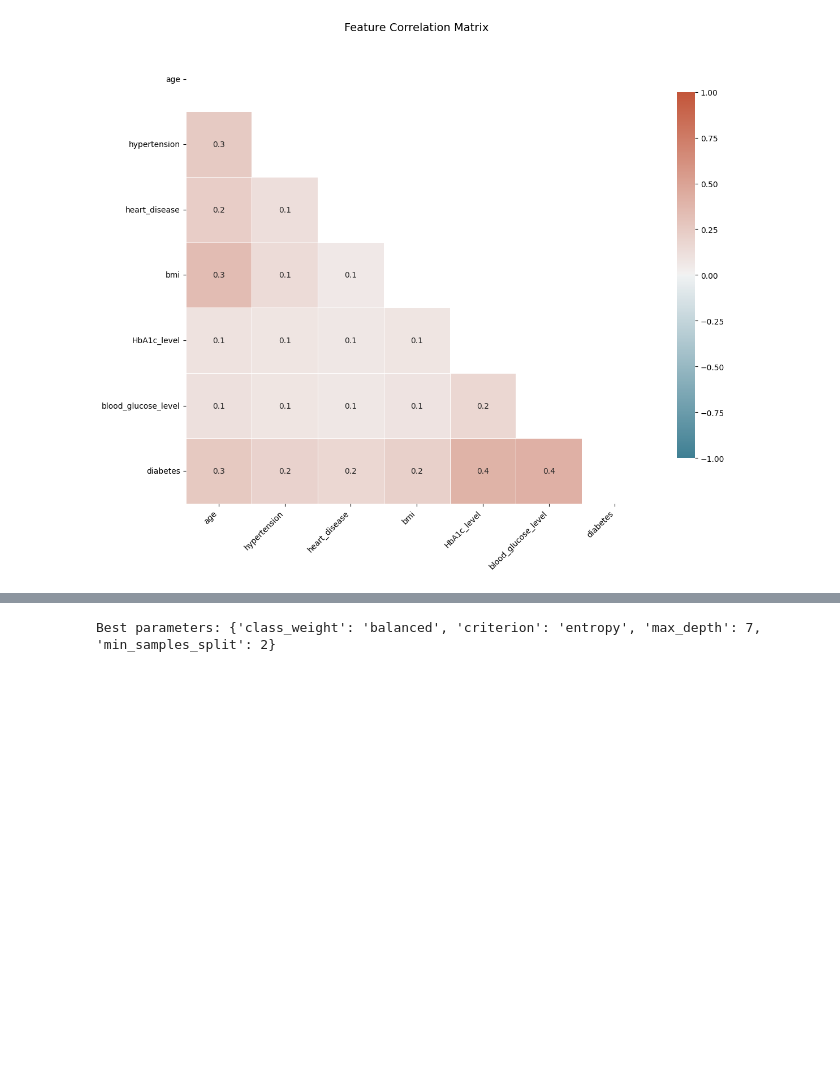
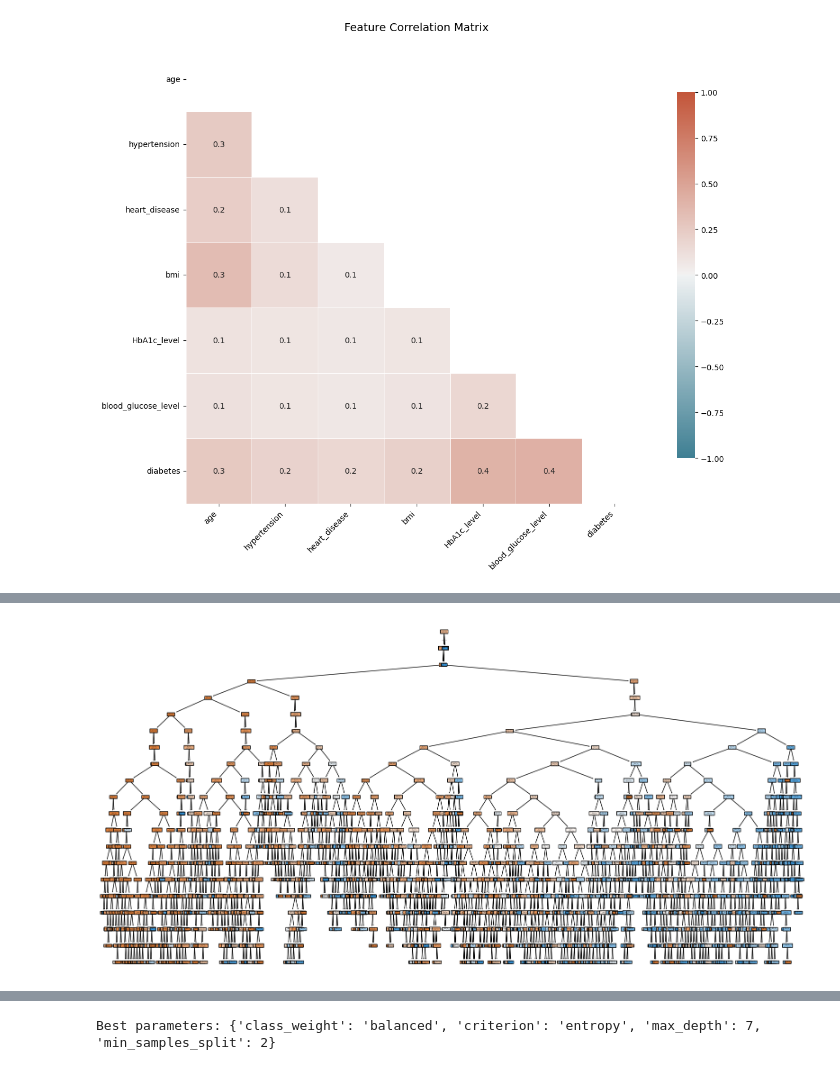
Before and after one commit to PhuNN16/CECS456-Final-Project, a Jupyter notebook: FinalProject.ipynb, the cells around one changed output, grey strips where cells are left out. Cells and saved outputs as stored; diff of their text form; code cells hidden in the pictures; blank space fills up the shorter version.

```diff
--- a/FinalProject.ipynb
+++ b/FinalProject.ipynb
@@ -324,6 +330,6 @@ plt.show()
 # %%
 le = LabelEncoder()
-categorical_cols = df.select_dtypes(include=['object']).columns
+categorical_cols = df.select_dtypes(include=['object', 'string']).columns
 for col in categorical_cols:
     df[col] = le.fit_transform(df[col])
 
@@ -332,17 +338,3 @@ X = df.drop('diabetes', axis=1)  # Replace with your target column name
 y = df['diabetes']
 
 X_train, X_test, y_train, y_test = train_test_split(X, y, test_size=0.2, random_state=42)
-
-clf = DecisionTreeClassifier(
-    max_depth=20,  # Control tree depth to prevent overfitting
-    min_samples_split=20,
-    criterion='gini',  # or 'entropy'
-    class_weight={0:1, 1:5}, # Adding class weight to prioritize minority class
-    random_state=42
-)
-clf.fit(X_train, y_train)
-
-y_pred = clf.predict(X_test)
-
-class_names = ["No Disease", "Disease"]
-print(classification_report(y_test, y_pred, target_names=class_names))
@@ -357,0 +366,11 @@ weighted avg       0.95      0.94      0.94     20000
+# %%
+plt.figure(figsize=(20,10))
+plot_tree(clf,
+          feature_names=X.columns,
+          class_names=le.classes_ if categorical_cols.any() else None,
+          filled=True,
+          rounded=True,
+          proportion=True)
+plt.show()
+# %% [output]
+[figure, added]
```
Also changed, not shown: parts of 17 cells of this notebook.
